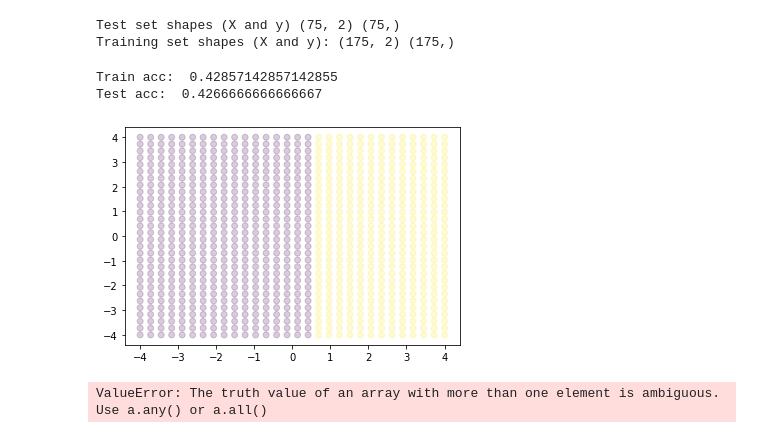
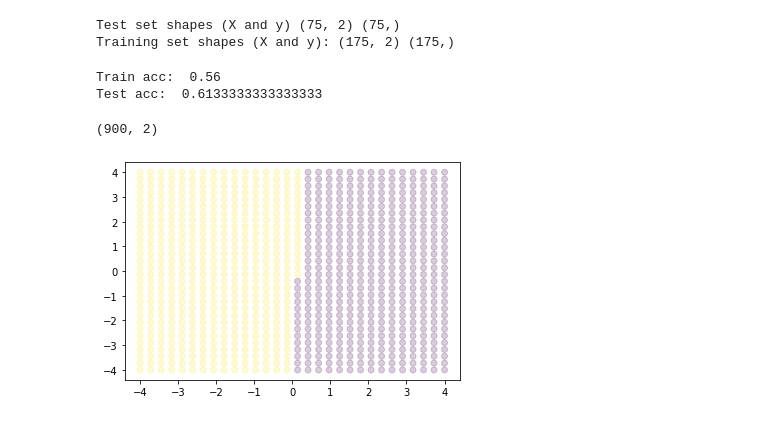
Before and after one commit to simonblaue/Master, a Jupyter notebook: Machine Learning/Practical 4/4_[NAME1]_[NAME2]_[NAME3].ipynb, the cells around one changed output. Drawn from its saved outputs; the diff is of its cells as text; code cells hidden in the pictures.

Commit message:
showing grid

```diff
--- a/Machine Learning/Practical 4/4_[NAME1]_[NAME2]_[NAME3].ipynb
+++ b/Machine Learning/Practical 4/4_[NAME1]_[NAME2]_[NAME3].ipynb
@@ -491,7 +491,7 @@ def build_tree(X, t, depth, max_depth=3, n_labels=2):
         X_b = X[idx:,:]
         # when spliting so that everything is on one side -> TODO: WHICH LABEL TO CHOOSE ???
         if len(t_a)==0:
-            return Node(Leaf(None), build_tree(X_b,t_b,depth+1,max_depth,n_labels), j, theta)
+            return Node(Leaf(n_labels-1), build_tree(X_b,t_b,depth+1,max_depth,n_labels), j, theta)
         if len(t_b)==0:
             return Node(build_tree(X_a,t_a,depth+1,max_depth,n_labels),Leaf(None), j, theta)
         # when tb or ta contains only one element -> leaf with corressponding label (and node)
@@ -579,32 +579,21 @@ for x in X_train:
 print("Train acc: ", predirction_accuracy(t_train, train_predict_from_tree))
 print("Test acc: ", predirction_accuracy(t_test, test_predict_from_tree))
 # %% [output]
-Train acc:  0.42857142857142855
-Test acc:  0.4266666666666667
+Train acc:  0.56
+Test acc:  0.6133333333333333
 # %%
-# Visualize
-def plot_decision_boundary(predict_fn):
-    ''' Plot decision boundary.
+grid = np.meshgrid(np.linspace(-4, 4, 30), np.linspace(-4, 4, 30))
+grid_x, grid_y = grid[0].flatten(), grid[1].flatten()
 
-    predict_fn: function handle to a predict function that takes
-                as input a data point x and outputs the predicted
-                label t
-    '''
-    grid = np.meshgrid(np.linspace(-4, 4, 30), np.linspace(-4, 4, 30))
-    grid_x, grid_y = grid[0].flatten(), grid[1].flatten()
-    grid_t = np.array([predict_fn([x, y]) for x, y, in zip(grid_x, grid_y)])
-    plt.scatter(grid_x, grid_y, c=grid_t, alpha=0.2)
+X_grid = np.array(list(zip(grid_x,grid_y)))
+print(X_grid.shape)
 
+grid_t = []
+for x in X_grid:
+    grid_t.append(predict_tree(tree_2d,x))
 
-# The following example has the decision boundary at x[0] = 0.5
-predict_fn = lambda x: x[0] > 0.5
-plot_decision_boundary(predict_fn)
+plt.scatter(grid_x, grid_y, c=grid_t, alpha=0.2)
+plt.show()
 # %% [output]
+(900, 2)
-[figure, old version]
+[figure, new version]
-# %%
-def predict_fn_tree(x):
-    x = (np.array(x).reshape(1,2))
-    return predict_tree(tree_2d,x)<1
-plot_decision_boundary(predict_fn_tree)
-# %% [output]
-ValueError: The truth value of an array with more than one element is ambiguous. Use a.any() or a.all()
```
Also changed, not shown: parts of 2 cells of this notebook.
